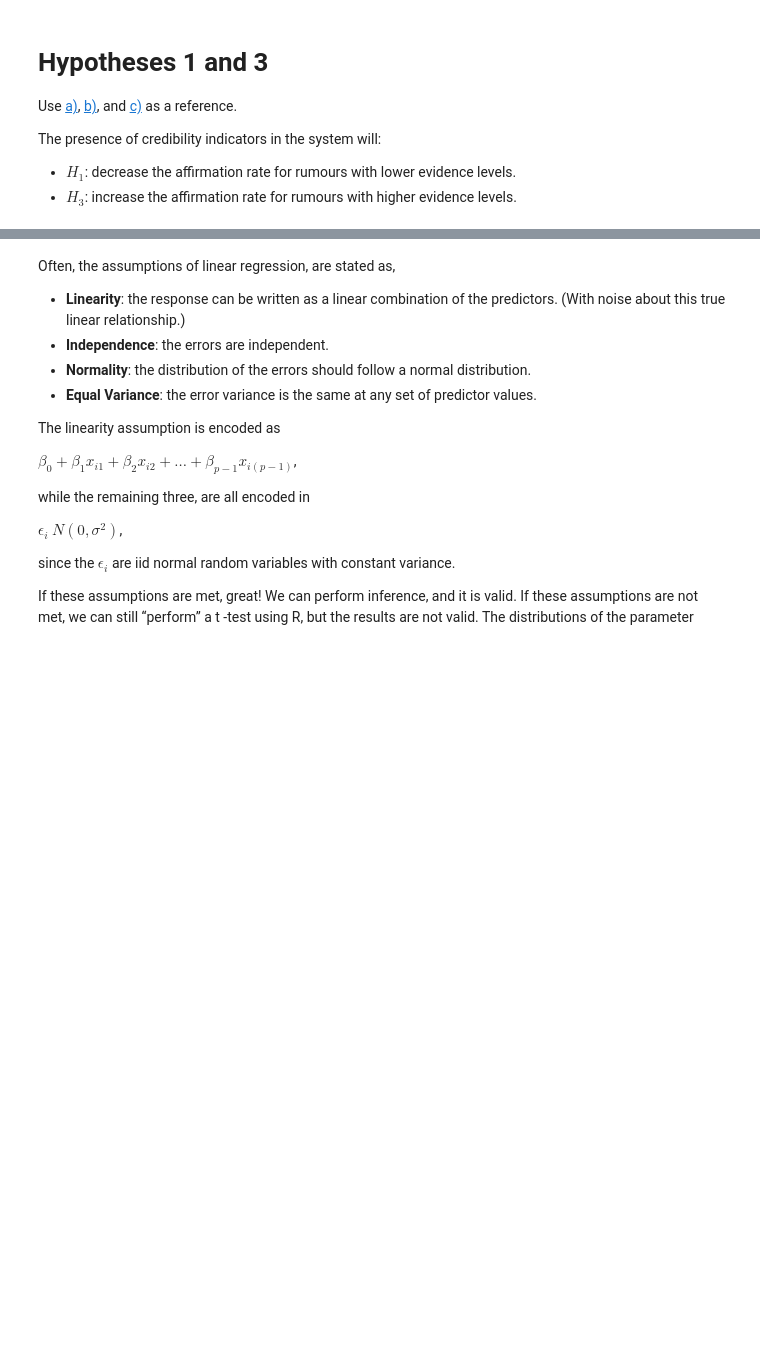
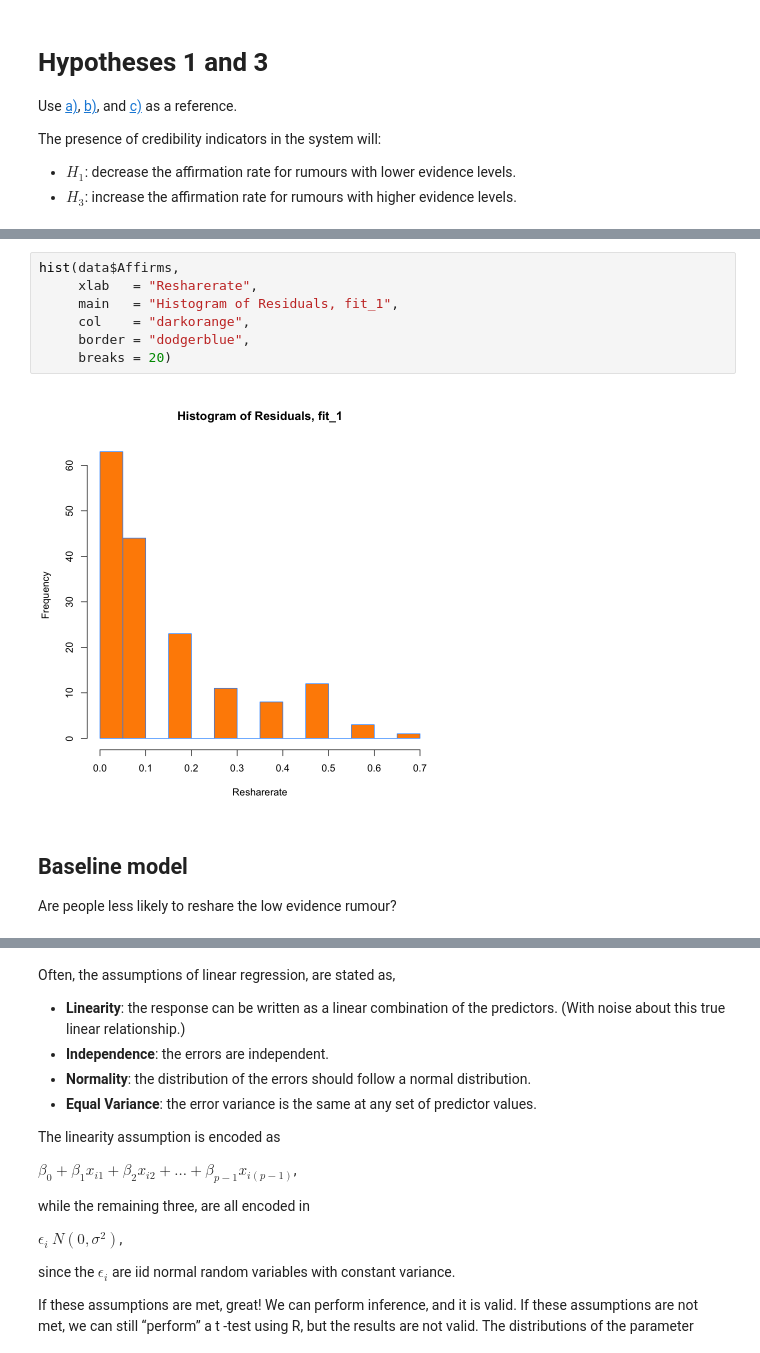
Before and after one commit to cameron-raymond/SDS-Thesis, a Jupyter notebook: notebooks/R_Notebooks/H1H3.ipynb, the cells around one changed output, grey strips where cells are left out. Drawn from its saved outputs; the diff is of its cells as text; blank space fills up the shorter version.

```diff
--- a/notebooks/R_Notebooks/H1H3.ipynb
+++ b/notebooks/R_Notebooks/H1H3.ipynb
@@ -41,0 +30,13 @@ A data.frame: 6 × 49
+# %%
+hist(data$Affirms,
+     xlab   = "Resharerate",
+     main   = "Histogram of Residuals, fit_1",
+     col    = "darkorange",
+     border = "dodgerblue",
+     breaks = 20)
+# %% [output]
+[figure, added]
+# %% [markdown]
+## Baseline model
+
+Are people less likely to reshare the low evidence rumour?
```
Also changed, not shown: parts of 20 cells of this notebook, 3 other files.
